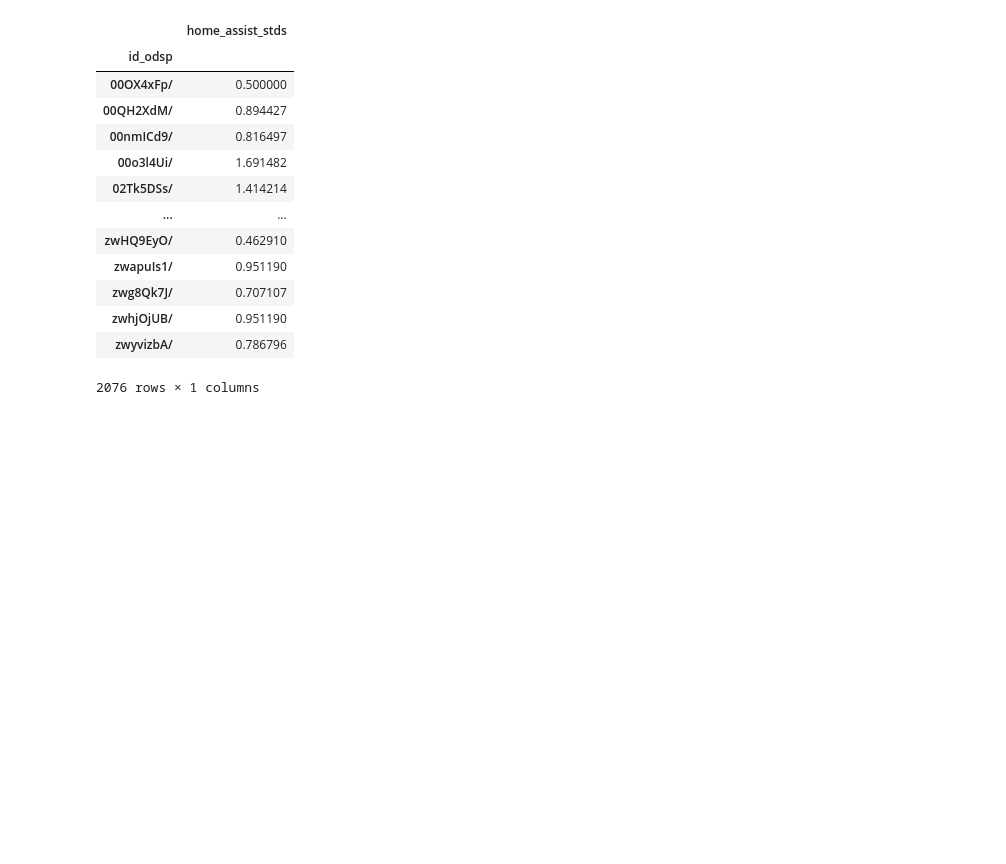
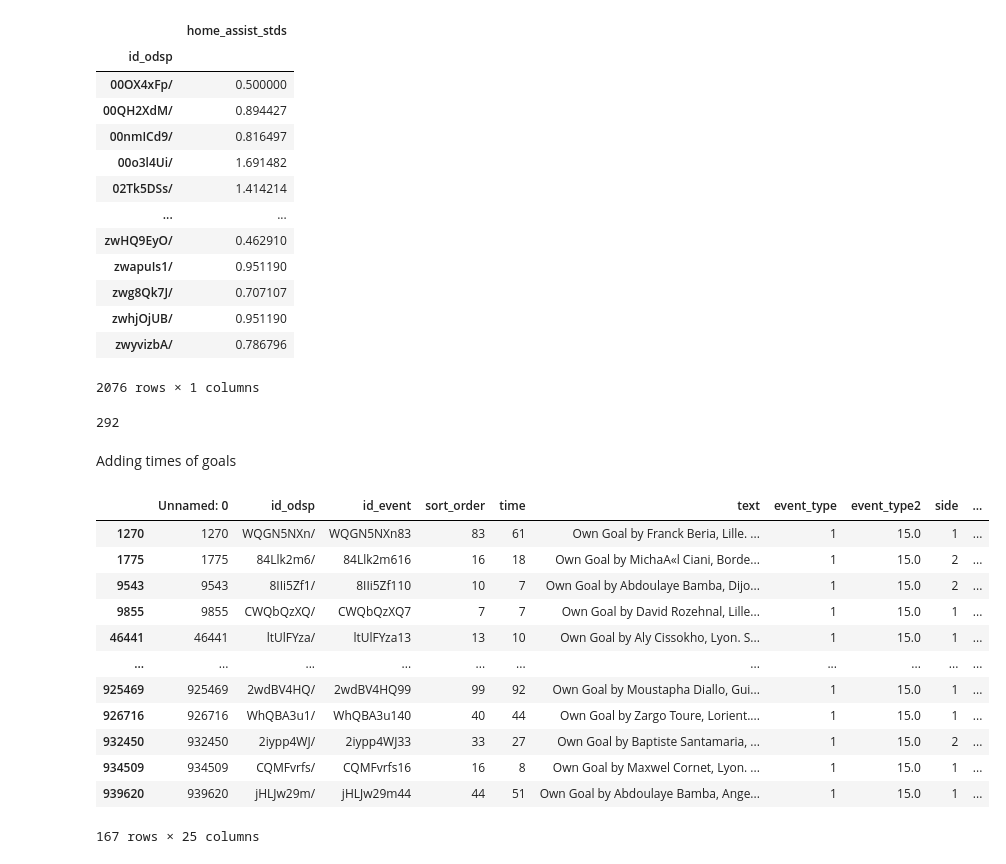
Before and after one commit to Khashayarsha/events_analysis, a Jupyter notebook: src/features/exploratory_notebook.ipynb, the cells around one changed output. Cells and saved outputs as stored; diff of their text form; code cells hidden in the pictures; blank space fills up the shorter version.

```diff
--- a/src/features/exploratory_notebook.ipynb
+++ b/src/features/exploratory_notebook.ipynb
@@ -123,6 +123,7 @@ def concat_and_rename(df_matches, home_vec, away_vec, name, type = 1):
     if type != 1:
         event_type = 'event_type2'
 
+
     home_name = 'home_'+name
     away_name = 'away_'+name
     df_matches.index = df_matches.id_odsp
@@ -133,13 +134,20 @@ def concat_and_rename(df_matches, home_vec, away_vec, name, type = 1):
     df_matches = df_matches.rename({event_type: away_name}, axis='columns')
 
     # changing nans to zeroes:
-    if
-    print(f"replacing {sum(df_matches[home_name].isna())} NaNs by {int(df_matches[home_name].fillna(0).mean())} for event =  {name}")
-    df_matches.loc[df_matches[home_name].isna(), home_name] = int(
-        df_matches[home_name].fillna(0).mean())
-    df_matches.loc[df_matches[away_name].isna(), away_name] = int(
-        df_matches[away_name].fillna(0).mean())
-    return df_matches
+    if name == 'offsides':  # Offsides-variable displays NaN when no offside-events registered. 0 offsides is still realistic occurence.
+        print(
+            f"replacing {sum(df_matches[home_name].isna())} NaNs by {0} for event =  {name}")
+        df_matches.loc[df_matches[home_name].isna(), home_name] = 0
+        df_matches.loc[df_matches[away_name].isna(), away_name] = 0
+        return df_matches
+    else: #changing NaNs for some variables into the overall mean for that variable in the dataset
+        print(f"replacing {sum(df_matches[home_name].isna())} NaNs by {int(df_matches[home_name].fillna(0).mean())} for event =  {name}")
+        #print(f"{set(df_matches[df_matches[home_name].isna()]['ht'])}")
+        df_matches.loc[df_matches[home_name].isna(), home_name] = int(
+            df_matches[home_name].fillna(0).mean())
+        df_matches.loc[df_matches[away_name].isna(), away_name] = int(
+            df_matches[away_name].fillna(0).mean())
+        return df_matches
 
 home_redcard,away_redcard = get_events(events_fr, 6)
 matches_fr = concat_and_rename(matches_fr, home_redcard, away_redcard, name = 'redcard')
@@ -325,3 +348,25 @@ matches_fr = matches_fr.rename(
 # # changing nans to zeroes:
 matches_fr.loc[matches_fr['home_assist_stds'].isna(), 'home_assist_stds'] = 0
 matches_fr.loc[matches_fr['away_assist_stds'].isna(), 'away_assist_stds'] = 0
+# %%
+sum(matches_fr.home_offsides == 0)
+# %% [output]
+292
+# %% [markdown]
+Adding times of goals
+# %%
+events_fr[(events_fr.id_odsp.isin(matches_fr.id_odsp)) & (events_fr['is_goal'] == 1) & (events_fr['event_type2'] == 15)]
+# %% [output]
+|  | Unnamed: 0 | id_odsp | id_event | sort_order | time | text | event_type | event_type2 | side | ... |
+| 1270 | 1270 | WQGN5NXn/ | WQGN5NXn83 | 83 | 61 | Own Goal by Franck Beria, Lille. ... | 1 | 15.0 | 1 | ... |
+| 1775 | 1775 | 84Llk2m6/ | 84Llk2m616 | 16 | 18 | Own Goal by MichaA«l Ciani, Borde... | 1 | 15.0 | 2 | ... |
+| 9543 | 9543 | 8IIi5Zf1/ | 8IIi5Zf110 | 10 | 7 | Own Goal by Abdoulaye Bamba, Dijo... | 1 | 15.0 | 2 | ... |
+| 9855 | 9855 | CWQbQzXQ/ | CWQbQzXQ7 | 7 | 7 | Own Goal by David Rozehnal, Lille... | 1 | 15.0 | 1 | ... |
+| 46441 | 46441 | ltUlFYza/ | ltUlFYza13 | 13 | 10 | Own Goal by Aly Cissokho, Lyon. S... | 1 | 15.0 | 1 | ... |
+| ... | ... | ... | ... | ... | ... | ... | ... | ... | ... | ... |
+| 925469 | 925469 | 2wdBV4HQ/ | 2wdBV4HQ99 | 99 | 92 | Own Goal by Moustapha Diallo, Gui... | 1 | 15.0 | 1 | ... |
+| 926716 | 926716 | WhQBA3u1/ | WhQBA3u140 | 40 | 44 | Own Goal by Zargo Toure, Lorient.... | 1 | 15.0 | 1 | ... |
+| 932450 | 932450 | 2iypp4WJ/ | 2iypp4WJ33 | 33 | 27 | Own Goal by Baptiste Santamaria, ... | 1 | 15.0 | 2 | ... |
+| 934509 | 934509 | CQMFvrfs/ | CQMFvrfs16 | 16 | 8 | Own Goal by Maxwel Cornet, Lyon. ... | 1 | 15.0 | 1 | ... |
+| 939620 | 939620 | jHLJw29m/ | jHLJw29m44 | 44 | 51 | Own Goal by Abdoulaye Bamba, Ange... | 1 | 15.0 | 1 | ... |
+167 rows × 25 columns
```
Also changed, not shown: parts of 10 cells of this notebook.
